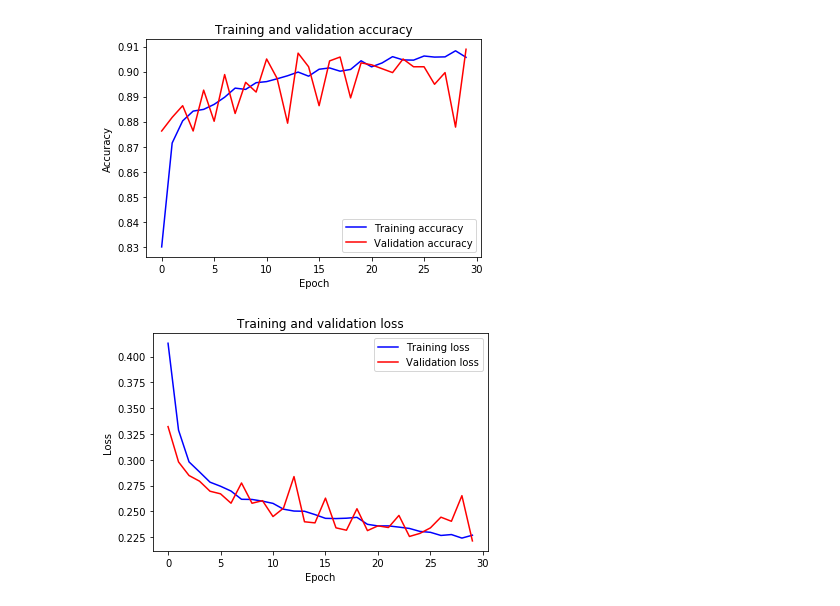
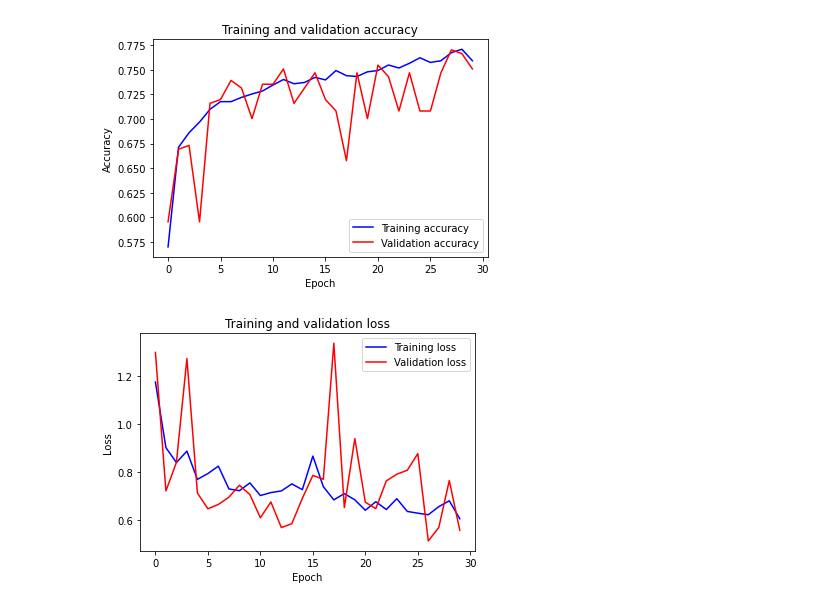
Before and after one commit to minakshimohanty/Blindness-Detection, a Jupyter notebook: VGG_19.ipynb, the cells around one changed output. Drawn from its saved outputs; the diff is of its cells as text; code cells hidden in the pictures.

```diff
--- a/VGG_19.ipynb
+++ b/VGG_19.ipynb
@@ -25,13 +29,15 @@ We recommend you upgrade now or ensure your notebook will continue to use Tensor
 IMG_HEIGHT = 224
 IMG_WIDTH = 224
 # %%
-from keras.applications.vgg19 import VGG19
-from keras.models import Model
-import keras
+import tensorflow as tf
+from tensorflow import keras
+from tensorflow.keras.applications.vgg19 import VGG19
+from tensorflow.keras.models import Model
+
 model_vgg = VGG19(include_top=False, weights='imagenet', input_shape=(IMG_HEIGHT,IMG_WIDTH,3))
 output = model_vgg.layers[-1].output
 output = keras.layers.Flatten()(output)
-model_vgg = Model(model_vgg.input, output=output)
+model_vgg = Model(model_vgg.input, outputs=output)
 for layer in model_vgg.layers:
     layer.trainable = False
 model_vgg.summary()
@@ -54,9 +60,9 @@ Trainable params: 0
 Non-trainable params: 20,024,384
 _________________________________________________________________
 # %%
-from keras.layers import Conv2D, MaxPooling2D, Flatten, Dense, Dropout, InputLayer
-from keras.models import Sequential
-from keras import optimizers
+from tensorflow.keras.layers import Conv2D, MaxPooling2D, Flatten, Dense, Dropout, InputLayer
+from tensorflow.keras.models import Sequential
+from tensorflow.keras import optimizers
 
 model =  Sequential()
 input_shape=(IMG_HEIGHT,IMG_WIDTH,3)
@@ -65,9 +71,9 @@ model.add(Dense(512, activation='relu', input_dim=input_shape))
 model.add(Dropout(0.3))
 model.add(Dense(512, activation='relu'))
 model.add(Dropout(0.3))
-model.add(Dense(5, activation='sigmoid'))
+model.add(Dense(5, activation='softmax'))
 
-model.compile(loss='binary_crossentropy',
+model.compile(loss='categorical_crossentropy',
               optimizer=optimizers.RMSprop(lr=2e-5),
               metrics=['accuracy'])
 model.summary()
@@ -127,26 +133,26 @@ Test accuracy: 0.9006369465909512
 # %%
-accuracy = eyetest_train.history['acc']
+accuracy = eyetest_train.history['accuracy']
 loss = eyetest_train.history['loss']
-val_accuracy = eyetest_train.history['val_acc']
+val_accuracy = eyetest_train.history['val_accuracy']
 val_loss = eyetest_train.history['val_loss']
 epochs = range(len(accuracy))
 plt.plot(epochs, accuracy, 'b', label='Training accuracy')
 plt.plot(epochs, val_accuracy, 'r', label='Validation accuracy')
 plt.title('Training and validation accuracy')
 plt.ylabel('Accuracy')
 plt.xlabel('Epoch')
 plt.legend()
 plt.figure()
 plt.plot(epochs, loss, 'b', label='Training loss')
 plt.plot(epochs, val_loss, 'r', label='Validation loss')
 plt.title('Training and validation loss')
 plt.ylabel('Loss')
 plt.xlabel('Epoch')
 plt.legend()
 plt.show()
 # %% [output]
-[figure, old version]
+[figure, new version]
-[figure, old version]
+[figure, new version]
 # %%
 # predictions
 y_pred = model.predict(X_test)
```
Also changed, not shown: parts of 8 cells of this notebook.
